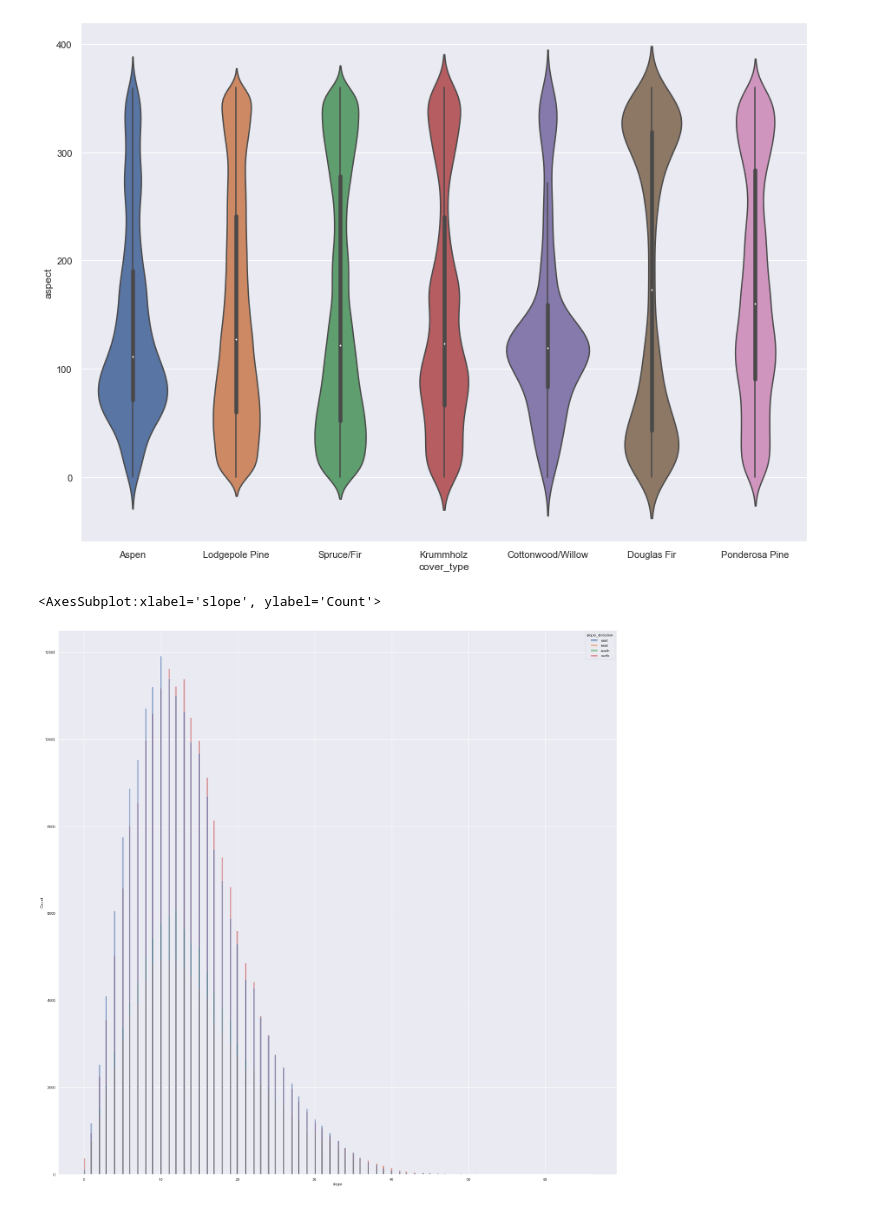
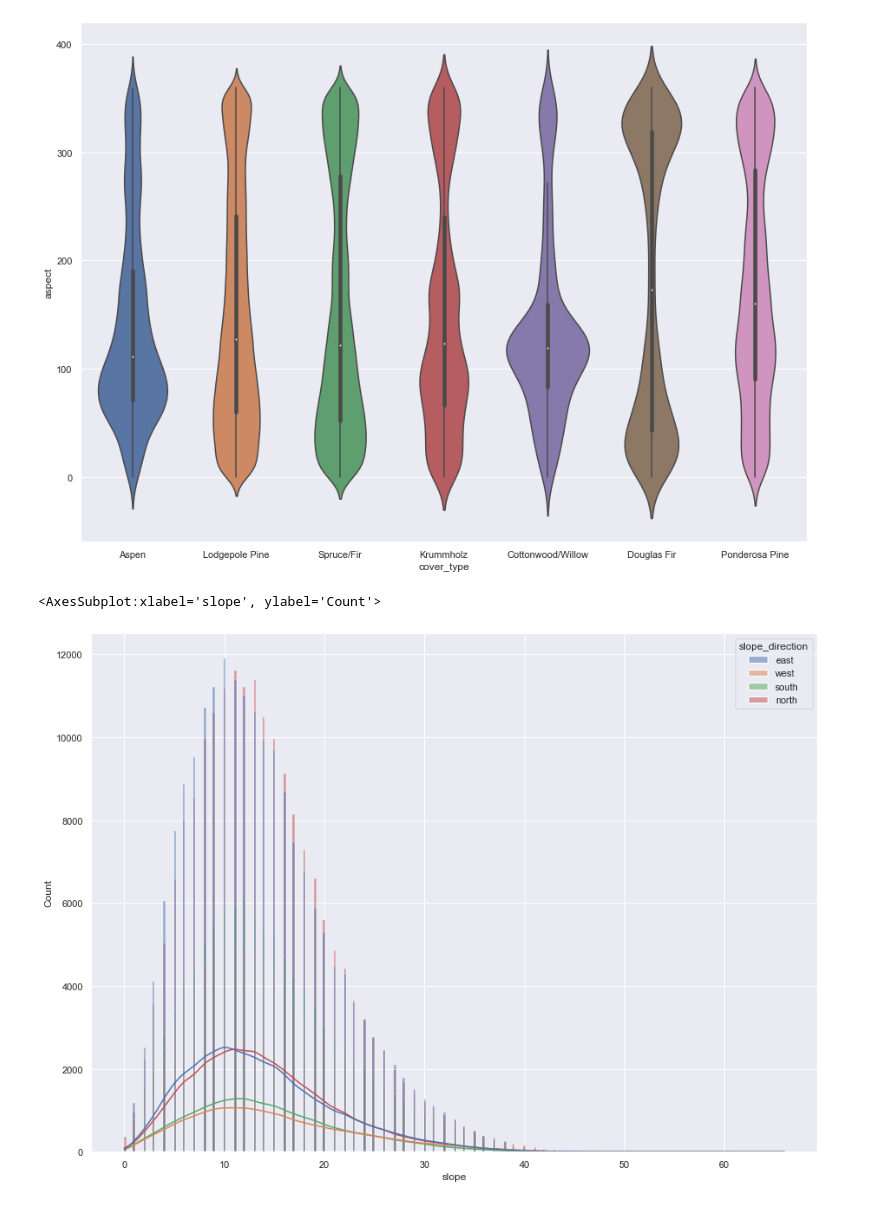
Before and after one commit to mpolyakova/covertype-classification-metis, a Jupyter notebook: Classification 1.ipynb, the cells around one changed output. Drawn from its saved outputs; the diff is of its cells as text; code cells hidden in the pictures.

```diff
--- a/Classification 1.ipynb
+++ b/Classification 1.ipynb
@@ -71,9 +75,11 @@ memory usage: 243.8 MB
 # %%
 def undummy(d):
     return d.dot(d.columns)
-raw['soil'] = raw.filter(regex='^Soil_Type').pipe(undummy).str.split('Soil_Type').apply(lambda x: x[1])
-raw['wilderness'] = raw.filter(regex='^Wilderness_Area').pipe(undummy).str.split('Wilderness_Area').apply(lambda x: x[1])
+raw0 = raw_raw.copy()
+raw0['soil'] = raw0.filter(regex='^Soil_Type').pipe(undummy).str.split('Soil_Type').apply(lambda x: x[1])
+raw0['wilderness'] = raw0.filter(regex='^Wilderness_Area').pipe(undummy).str.split('Wilderness_Area').apply(lambda x: x[1])
 
 decode_cover = ["none", "Spruce/Fir", "Lodgepole Pine","Ponderosa Pine", "Cottonwood/Willow", "Aspen", "Douglas Fir", "Krummholz"]
-raw['cover_type_code']=raw['Cover_Type'].copy()
-raw['cover_type']=raw['cover_type_code'].apply(lambda x: decode_cover[x])
+raw0['cover_type_code']=raw0['Cover_Type'].copy()
+raw0['cover_type']=raw0['cover_type_code'].apply(lambda x: decode_cover[x])
+print(raw0.dtypes)
@@ -99,12 +104,11 @@ Index(['Elevation', 'Aspect', 'Slope', 'Horizontal_Distance_To_Hydrology',
 # %%
-raw2 = raw[['Elevation', 'Aspect', 'Slope', 'Horizontal_Distance_To_Hydrology',
+raw1 = raw0[['Elevation', 'Aspect', 'Slope', 'Horizontal_Distance_To_Hydrology',
        'Vertical_Distance_To_Hydrology', 'Horizontal_Distance_To_Roadways',
        'Hillshade_9am', 'Hillshade_Noon', 'Hillshade_3pm',
        'Horizontal_Distance_To_Fire_Points','wilderness','soil','cover_type_code','cover_type']]
-raw2.columns = ['elevation', 'aspect', 'slope', 'h_water',
+raw1.columns = ['elevation', 'aspect', 'slope', 'h_water',
        'v_water', 'h_road',
        'shade_9', 'shade_noon', 'shade_3',
        'h_fire','wilderness','soil_type','cover_type_code','cover_type']
-raw2['soil_type'] = raw2.soil_type.astype('int')
-raw2.info()
+raw1['soil_type'] = raw1.soil_type.astype('int')
 # %% [output]
@@ -133,3 +120,14 @@ See the caveats in the documentation: https://pandas.pydata.org/pandas-docs/stab
 # %%
-df = pd.merge(raw2, soil_type_decoding[['index','description','decoding','name','climate_zone','geo_zone']], left_on='soil_type', right_on='index')
+df = pd.merge(raw1, soil_type_decoding[['index','description','decoding','name','climate_zone','geo_zone']], left_on='soil_type', right_on='index')
 df['soil_type']=df['soil_type'].astype('object')
+df = df[['elevation', 'aspect', 'slope', 'h_water', 'v_water', 'h_road',
+       'shade_9', 'shade_noon', 'shade_3', 'h_fire', 'wilderness', 'soil_type',
+       'cover_type_code','cover_type', 'description', 'decoding', 'name',
+       'climate_zone', 'geo_zone']]
+df.columns = ['elevation', 'aspect', 'slope', 'h_water', 'v_water', 'h_road',
+       'shade_9', 'shade_noon', 'shade_3', 'h_fire', 'wilderness', 'soil_type',
+       'cover_type_code','cover_type', 'soil_description', 'soil_decoding', 'soil_name',
+       'climate_zone', 'geo_zone']
+df['slope_direction'] =  df['aspect'].apply(lambda x: (((x+45)%360)/90)).astype('int').replace({0:"north", 1:"east", 2:"south",3:"west"})
+display(df.groupby('cover_type').count())
+df['tree'] = (df.cover_type == 'Spruce/Fir').astype('int')
@@ -136,10 +143,0 @@ df['soil_type']=df['soil_type'].astype('object')
-# %%
-display(df.columns)
-df = df[['elevation', 'aspect', 'slope', 'h_water', 'v_water', 'h_road',
-       'shade_9', 'shade_noon', 'shade_3', 'h_fire', 'wilderness', 'soil_type',
-       'cover_type_code','cover_type', 'description', 'decoding', 'name',
-       'climate_zone', 'geo_zone']]
-df.column = ['elevation', 'aspect', 'slope', 'h_water', 'v_water', 'h_road',
-       'shade_9', 'shade_noon', 'shade_3', 'h_fire', 'wilderness', 'soil_type',
-       'cover_type_code','cover_type', 'soil_description', 'soil_decoding', 'soil_name',
-       'climate_zone', 'geo_zone']
@@ -204,12 +174,12 @@ sns.violinplot(data=df, x="cover_type", y="aspect")
 <AxesSubplot:xlabel='cover_type', ylabel='aspect'>
 [figure]
 # %%
-sns.histplot(data=df, hue="slope_direction", x="slope")
+sns.histplot(data=df, hue="slope_direction", x="slope", kde=True)
 #So slope isnt a great indicator by itself it looks like
 #not for direction, not for cover type
 # %% [output]
 <AxesSubplot:xlabel='slope', ylabel='Count'>
-[figure, old version]
+[figure, new version]
 # %%
 sns.violinplot(data=df, x="soil_type", y="elevation")
 # %% [output]
```
Also changed, not shown: parts of 93 cells of this notebook, 20 other files.
